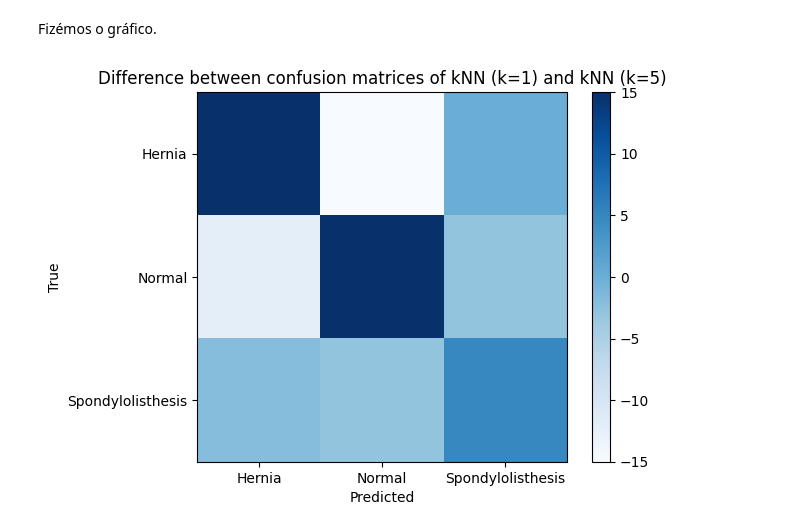
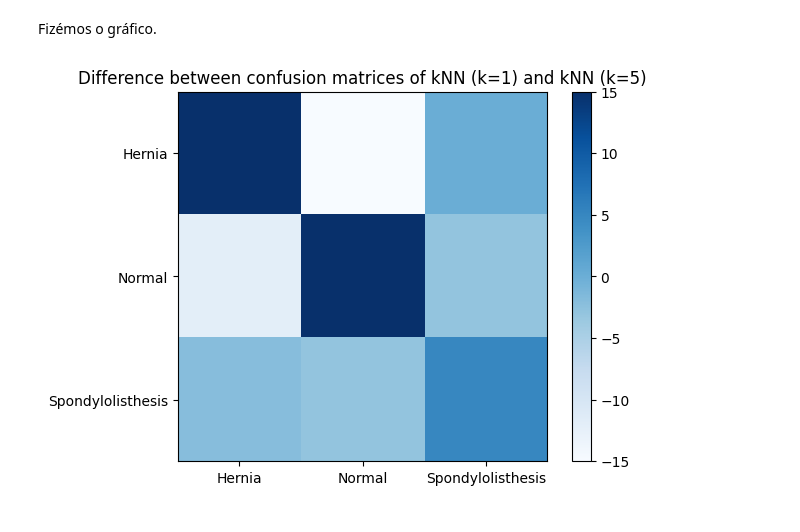
Before and after one commit to NunoGandum19/Aprendizagem, a Jupyter notebook: Homework2/Homework2.ipynb, the cells around one changed output. Cells and saved outputs as stored; diff of their text form; code cells hidden in the pictures.

```diff
--- a/Homework2/Homework2.ipynb
+++ b/Homework2/Homework2.ipynb
@@ -89,12 +89,10 @@ Fizémos o gráfico.
 # %%
 plt.figure()
 plt.imshow(dif, cmap='Blues')
 plt.colorbar()
-plt.xlabel('Predicted')
-plt.ylabel('True')
 plt.xticks([0, 1, 2], ['Hernia', 'Normal', 'Spondylolisthesis'])
 plt.yticks([0, 1, 2], ['Hernia', 'Normal', 'Spondylolisthesis'])
 plt.title('Difference between confusion matrices of kNN (k=1) and kNN (k=5)')
 plt.show()
 # %% [output]
-[figure, old version]
+[figure, new version]
```
Also changed, not shown: 2 other files.
